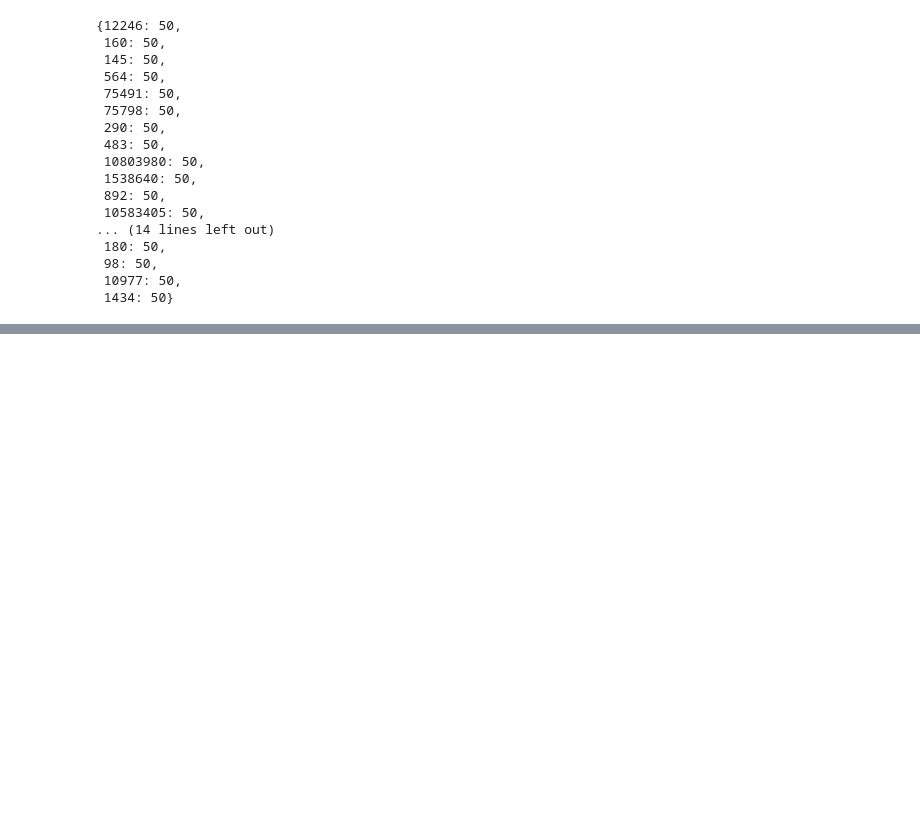
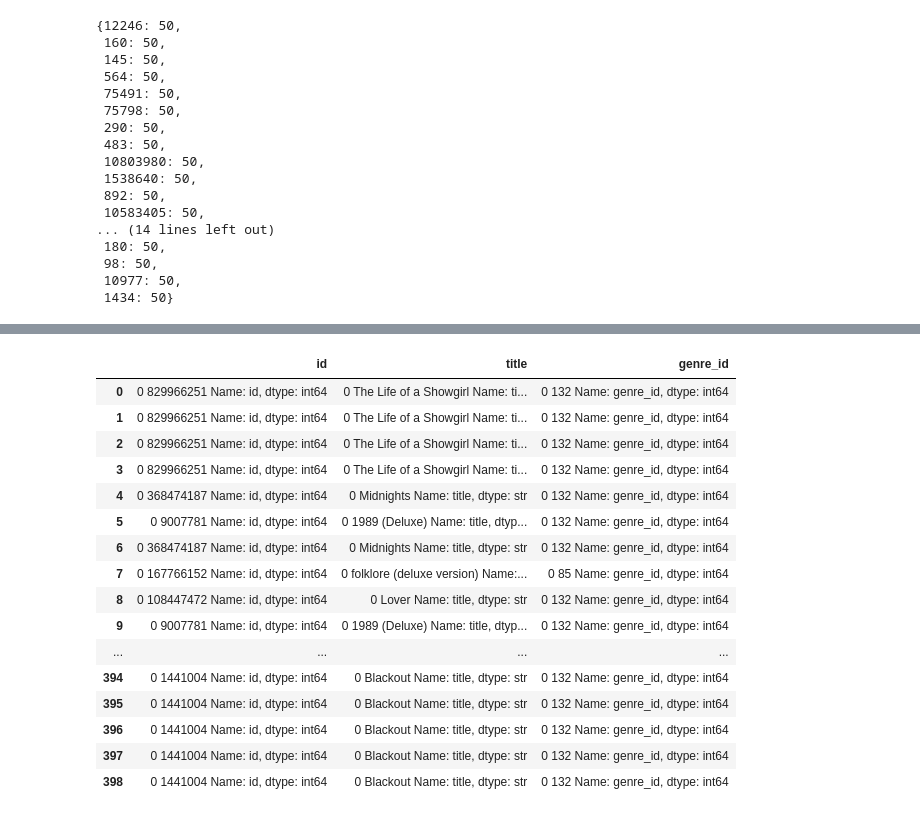
Before and after one commit to Adalab/proyecto-da-promo-67-modulo2-team-1, a Jupyter notebook: Extraccion_datos_apis.ipynb, the cells around one changed output, grey strips where cells are left out. Saved outputs shown, nothing was run; the diff lists cells and outputs as text; code cells hidden in the pictures; blank space fills up the shorter version.

```diff
--- a/Extraccion_datos_apis.ipynb
+++ b/Extraccion_datos_apis.ipynb
@@ -190,0 +282,20 @@ diccionario_artistas
+# %%
+def extraer_albumes():
+
+    lista_albumes = []
+    for cancion in mi_lista:
+        album_id = cancion["album_id"]
+        endpoint = f"https://api.deezer.com/album/{album_id}"
+        datos_albumes = extraccion_deezer(endpoint)
+
+        albumes_limpio = {
+            "id": datos_albumes.get("id"),
+            "title": datos_albumes.get("title"),
+            "genre_id": datos_albumes.get("genre_id")
+        }
+
+        lista_albumes.append(albumes_limpio)
+    df_final = pd.DataFrame(lista_albumes)
+    return df_final
+# %%
+df_album = extraer_albumes()
@@ -190,0 +320,20 @@ diccionario_artistas
+# %%
+df_album
+# %% [output]
+|  | id | title | genre_id |
+| 0 | 0 829966251 Name: id, dtype: int64 | 0 The Life of a Showgirl Name: ti... | 0 132 Name: genre_id, dtype: int64 |
+| 1 | 0 829966251 Name: id, dtype: int64 | 0 The Life of a Showgirl Name: ti... | 0 132 Name: genre_id, dtype: int64 |
+| 2 | 0 829966251 Name: id, dtype: int64 | 0 The Life of a Showgirl Name: ti... | 0 132 Name: genre_id, dtype: int64 |
+| 3 | 0 829966251 Name: id, dtype: int64 | 0 The Life of a Showgirl Name: ti... | 0 132 Name: genre_id, dtype: int64 |
+| 4 | 0 368474187 Name: id, dtype: int64 | 0 Midnights Name: title, dtype: str | 0 132 Name: genre_id, dtype: int64 |
+| 5 | 0 9007781 Name: id, dtype: int64 | 0 1989 (Deluxe) Name: title, dtyp... | 0 132 Name: genre_id, dtype: int64 |
+| 6 | 0 368474187 Name: id, dtype: int64 | 0 Midnights Name: title, dtype: str | 0 132 Name: genre_id, dtype: int64 |
+| 7 | 0 167766152 Name: id, dtype: int64 | 0 folklore (deluxe version) Name:... | 0 85 Name: genre_id, dtype: int64 |
+| 8 | 0 108447472 Name: id, dtype: int64 | 0 Lover Name: title, dtype: str | 0 132 Name: genre_id, dtype: int64 |
+| 9 | 0 9007781 Name: id, dtype: int64 | 0 1989 (Deluxe) Name: title, dtyp... | 0 132 Name: genre_id, dtype: int64 |
+| ... | ... | ... | ... |
+| 394 | 0 1441004 Name: id, dtype: int64 | 0 Blackout Name: title, dtype: str | 0 132 Name: genre_id, dtype: int64 |
+| 395 | 0 1441004 Name: id, dtype: int64 | 0 Blackout Name: title, dtype: str | 0 132 Name: genre_id, dtype: int64 |
+| 396 | 0 1441004 Name: id, dtype: int64 | 0 Blackout Name: title, dtype: str | 0 132 Name: genre_id, dtype: int64 |
+| 397 | 0 1441004 Name: id, dtype: int64 | 0 Blackout Name: title, dtype: str | 0 132 Name: genre_id, dtype: int64 |
+| 398 | 0 1441004 Name: id, dtype: int64 | 0 Blackout Name: title, dtype: str | 0 132 Name: genre_id, dtype: int64 |
```
Also changed, not shown: parts of 9 cells of this notebook, 2 other files.
